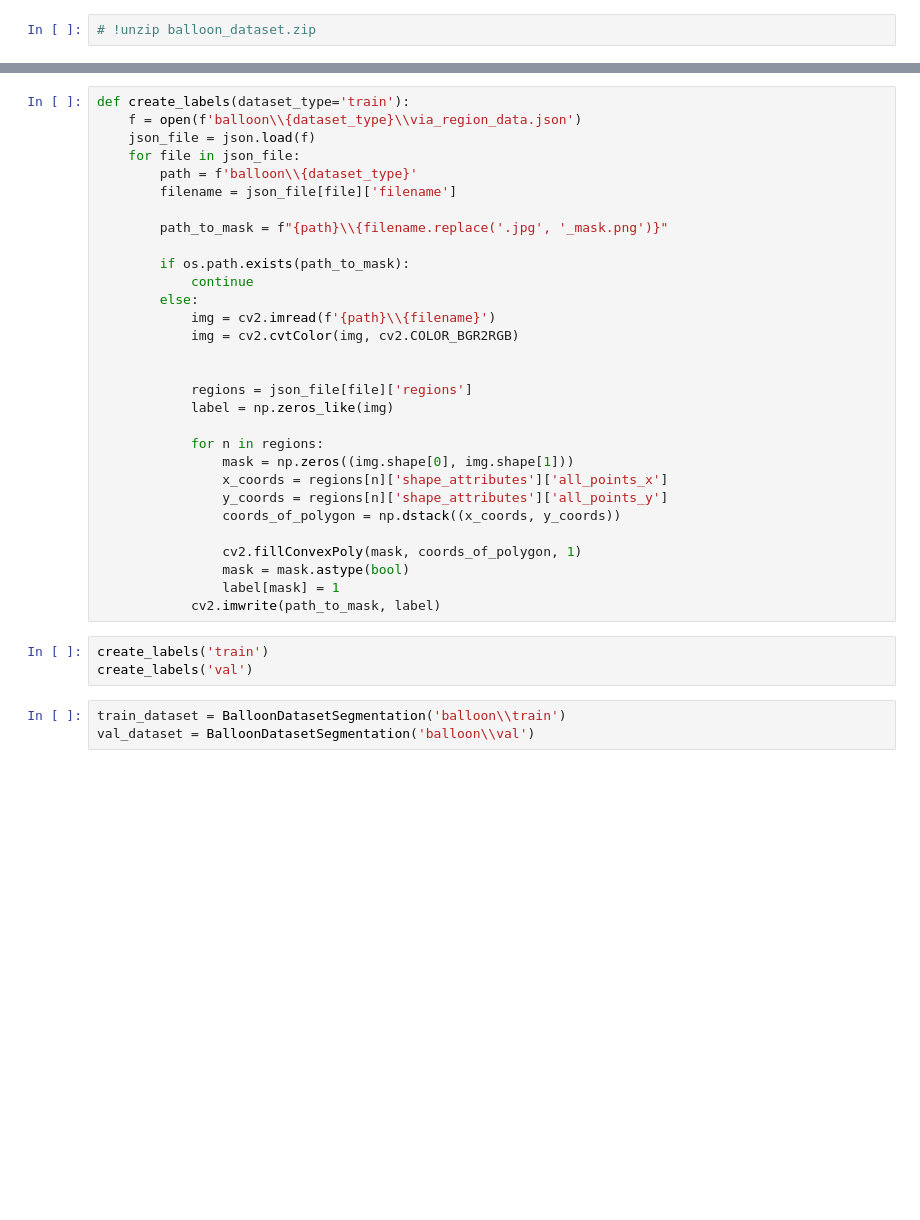
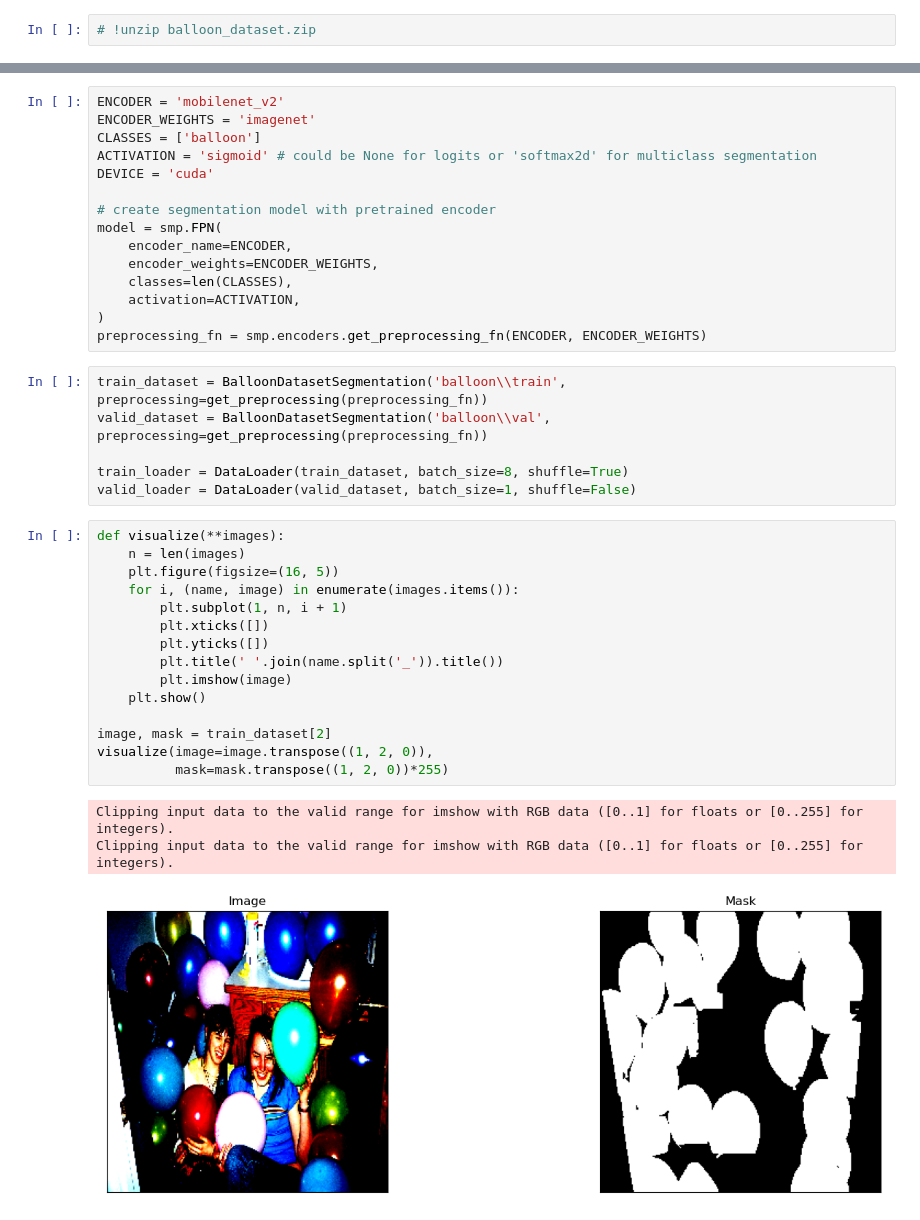
Before and after one commit to grannycola/my_projects, a Jupyter notebook: augmentations/main.ipynb, the cells around one changed output, grey strips where cells are left out. Drawn from its saved outputs; the diff is of its cells as text; blank space fills up the shorter version.

Commit message:
Added model training

```diff
--- a/augmentations/main.ipynb
+++ b/augmentations/main.ipynb
@@ -31,39 +92,43 @@ class BalloonDatasetSegmentation(data.Dataset):
 
     def __len__(self):
         return len(self.img_files)
-# %%
-def create_labels(dataset_type='train'):
-    f = open(f'balloon\\{dataset_type}\\via_region_data.json')
-    json_file = json.load(f)
-    for file in json_file:
-        path = f'balloon\\{dataset_type}'
-        filename = json_file[file]['filename']
-
-        path_to_mask = f"{path}\\{filename.replace('.jpg', '_mask.png')}"
-
-        if os.path.exists(path_to_mask):
-            continue
-        else:
-            img = cv2.imread(f'{path}\\{filename}')
-            img = cv2.cvtColor(img, cv2.COLOR_BGR2RGB)
-
-
-            regions = json_file[file]['regions']
-            label = np.zeros_like(img)
-
-            for n in regions:
-                mask = np.zeros((img.shape[0], img.shape[1]))
-                x_coords = regions[n]['shape_attributes']['all_points_x']
-                y_coords = regions[n]['shape_attributes']['all_points_y']
-                coords_of_polygon = np.dstack((x_coords, y_coords))
-
-                cv2.fillConvexPoly(mask, coords_of_polygon, 1)
-                mask = mask.astype(bool)
-                label[mask] = 1
-            cv2.imwrite(path_to_mask, label)
-# %%
-create_labels('train')
-create_labels('val')
-# %%
-train_dataset = BalloonDatasetSegmentation('balloon\\train')
-val_dataset = BalloonDatasetSegmentation('balloon\\val')
+# %%
+ENCODER = 'mobilenet_v2'
+ENCODER_WEIGHTS = 'imagenet'
+CLASSES = ['balloon']
+ACTIVATION = 'sigmoid' # could be None for logits or 'softmax2d' for multiclass segmentation
+DEVICE = 'cuda'
+
+# create segmentation model with pretrained encoder
+model = smp.FPN(
+    encoder_name=ENCODER,
+    encoder_weights=ENCODER_WEIGHTS,
+    classes=len(CLASSES),
+    activation=ACTIVATION,
+)
+preprocessing_fn = smp.encoders.get_preprocessing_fn(ENCODER, ENCODER_WEIGHTS)
+# %%
+train_dataset = BalloonDatasetSegmentation('balloon\\train', preprocessing=get_preprocessing(preprocessing_fn))
+valid_dataset = BalloonDatasetSegmentation('balloon\\val', preprocessing=get_preprocessing(preprocessing_fn))
+
+train_loader = DataLoader(train_dataset, batch_size=8, shuffle=True)
+valid_loader = DataLoader(valid_dataset, batch_size=1, shuffle=False)
+# %%
+def visualize(**images):
+    n = len(images)
+    plt.figure(figsize=(16, 5))
+    for i, (name, image) in enumerate(images.items()):
+        plt.subplot(1, n, i + 1)
+        plt.xticks([])
+        plt.yticks([])
+        plt.title(' '.join(name.split('_')).title())
+        plt.imshow(image)
+    plt.show()
+
+image, mask = train_dataset[2]
+visualize(image=image.transpose((1, 2, 0)),
+          mask=mask.transpose((1, 2, 0))*255)
+# %% [output]
+Clipping input data to the valid range for imshow with RGB data ([0..1] for floats or [0..255] for integers).
+Clipping input data to the valid range for imshow with RGB data ([0..1] for floats or [0..255] for integers).
+[figure, added]
```
Also changed, not shown: parts of 13 cells of this notebook, 1 other file.
